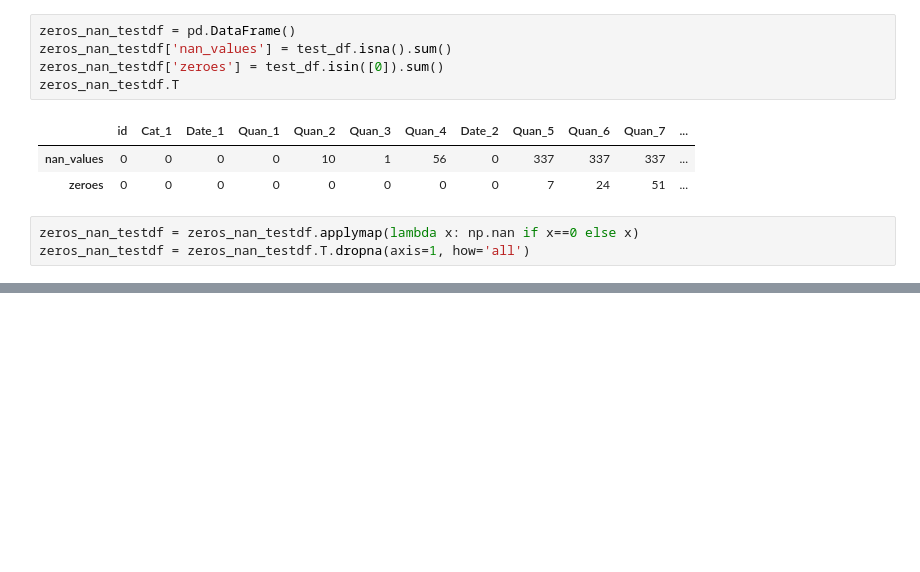
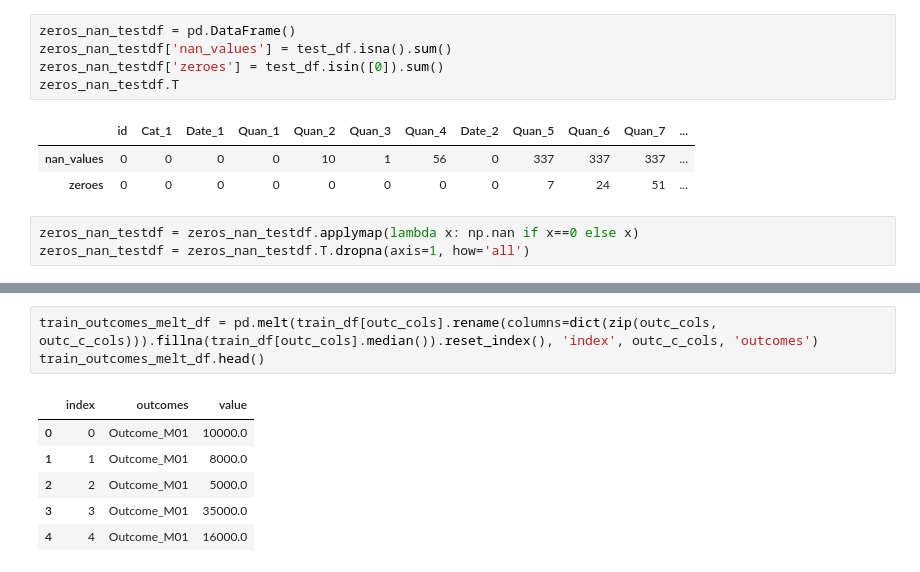
Before and after one commit to HenrikPereira/RNN_project, a Jupyter notebook: Scripts/exploratory.ipynb, the cells around one changed output, grey strips where cells are left out. Drawn from its saved outputs; the diff is of its cells as text; blank space fills up the shorter version.

```diff
--- a/Scripts/exploratory.ipynb
+++ b/Scripts/exploratory.ipynb
@@ -220,0 +250,10 @@ zeros_nan_testdf = zeros_nan_testdf.T.dropna(axis=1, how='all')
+# %%
+train_outcomes_melt_df = pd.melt(train_df[outc_cols].rename(columns=dict(zip(outc_cols, outc_c_cols))).fillna(train_df[outc_cols].median()).reset_index(), 'index', outc_c_cols, 'outcomes')
+train_outcomes_melt_df.head()
+# %% [output]
+|  | index | outcomes | value |
+| 0 | 0 | Outcome_M01 | 10000.0 |
+| 1 | 1 | Outcome_M01 | 8000.0 |
+| 2 | 2 | Outcome_M01 | 5000.0 |
+| 3 | 3 | Outcome_M01 | 35000.0 |
+| 4 | 4 | Outcome_M01 | 16000.0 |
```
Also changed, not shown: parts of 8 cells of this notebook.
